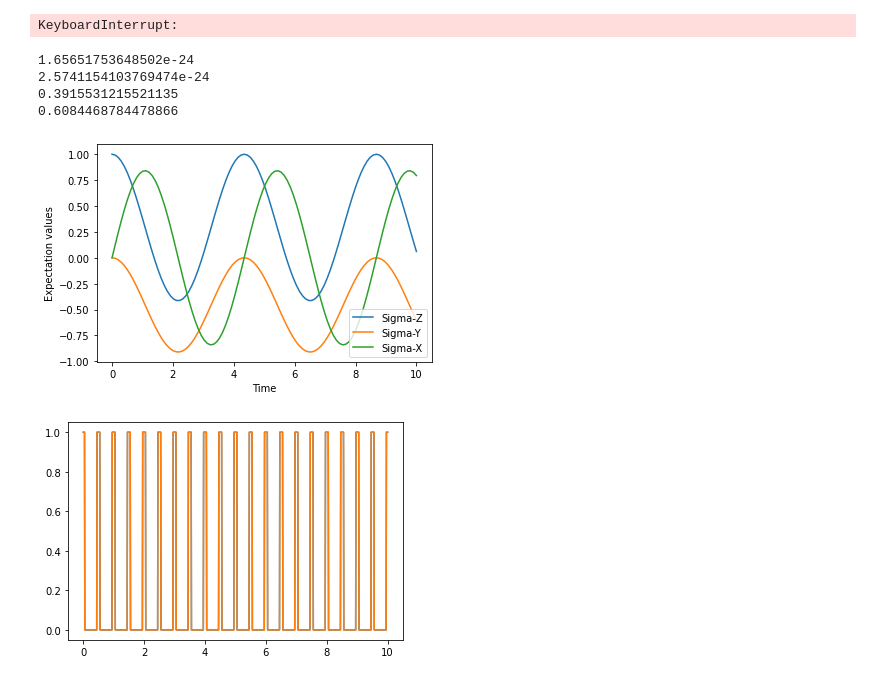
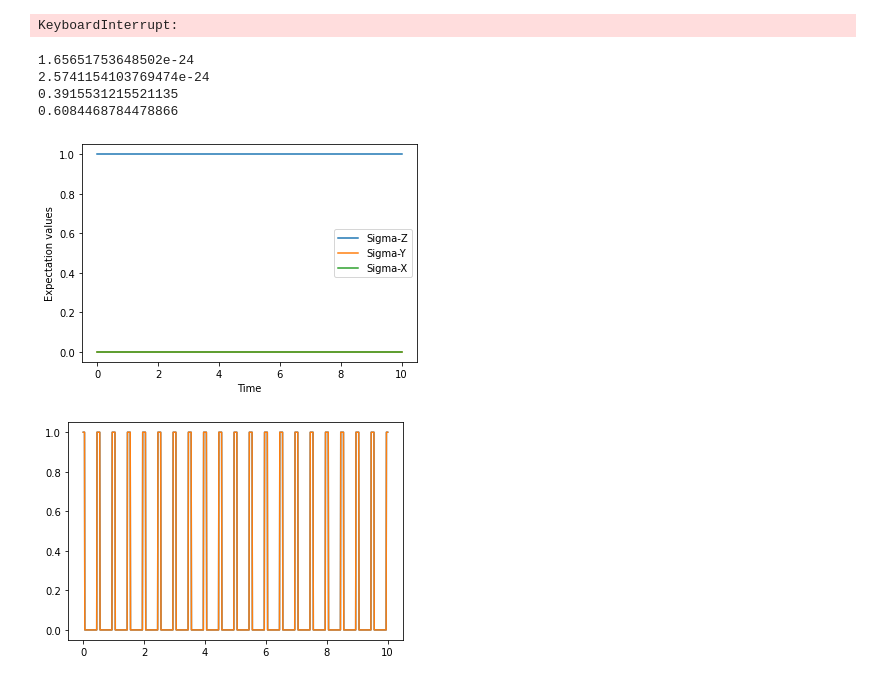
Before and after one commit to LeonG69/MRes, a Jupyter notebook: testing.ipynb, the cells around one changed output. Cells and saved outputs as stored; diff of their text form; code cells hidden in the pictures.

```diff
--- a/testing.ipynb
+++ b/testing.ipynb
@@ -154,36 +154,36 @@ tsep = 1 #seperation between pulses
 
 print(hbar*omega*0.5)
 print(C_c*0.002*np.sqrt(hbar * omega * (1/(2*C))))
 
 a1 = hbar*omega*0.5
 a2 = C_c*0.002*np.sqrt(hbar * omega * (1/(2*C)))
 
 c1 = a1/(a1+a2)
 c2 = a2/(a1+a2)
 
 print(c1)
 print(c2)
 
-H = c2*sigmay() + c1*(qeye(2)-sigmaz())
-#H = c1*(qeye(2)-sigmaz())
+#H = c2*sigmay() + c1*(qeye(2)-sigmaz())
+H = c1*(qeye(2)-sigmaz())
 
 psi0 = basis(2, 0)
 times = np.linspace(0.0, 10.0, 100)
 result = sesolve(H, psi0, times, [sigmaz(), sigmay(),sigmax()])
 fig, ax = plt.subplots()
 ax.plot(result.times, result.expect[0])
 ax.plot(result.times, result.expect[1])
 ax.plot(result.times, result.expect[2])
 ax.set_xlabel('Time')
 ax.set_ylabel('Expectation values')
 ax.legend(("Sigma-Z", "Sigma-Y","Sigma-X"))
 plt.show()
 # %% [output]
 1.65651753648502e-24
 2.5741154103769474e-24
 0.3915531215521135
 0.6084468784478866
-[figure, old version]
+[figure, new version]
 # %%
 H0 = c1*(qeye(2)-sigmaz())
 H1 = c2*sigmay()
```
Also changed, not shown: parts of 1 cell of this notebook.
